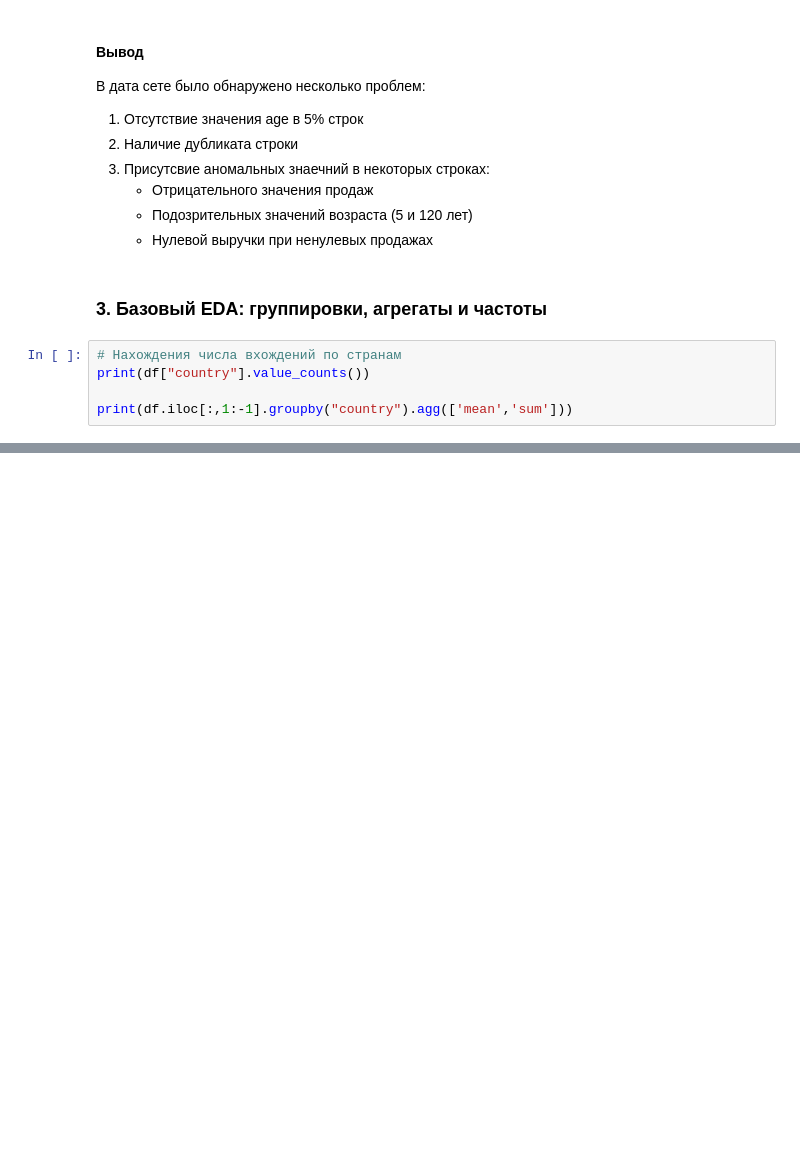
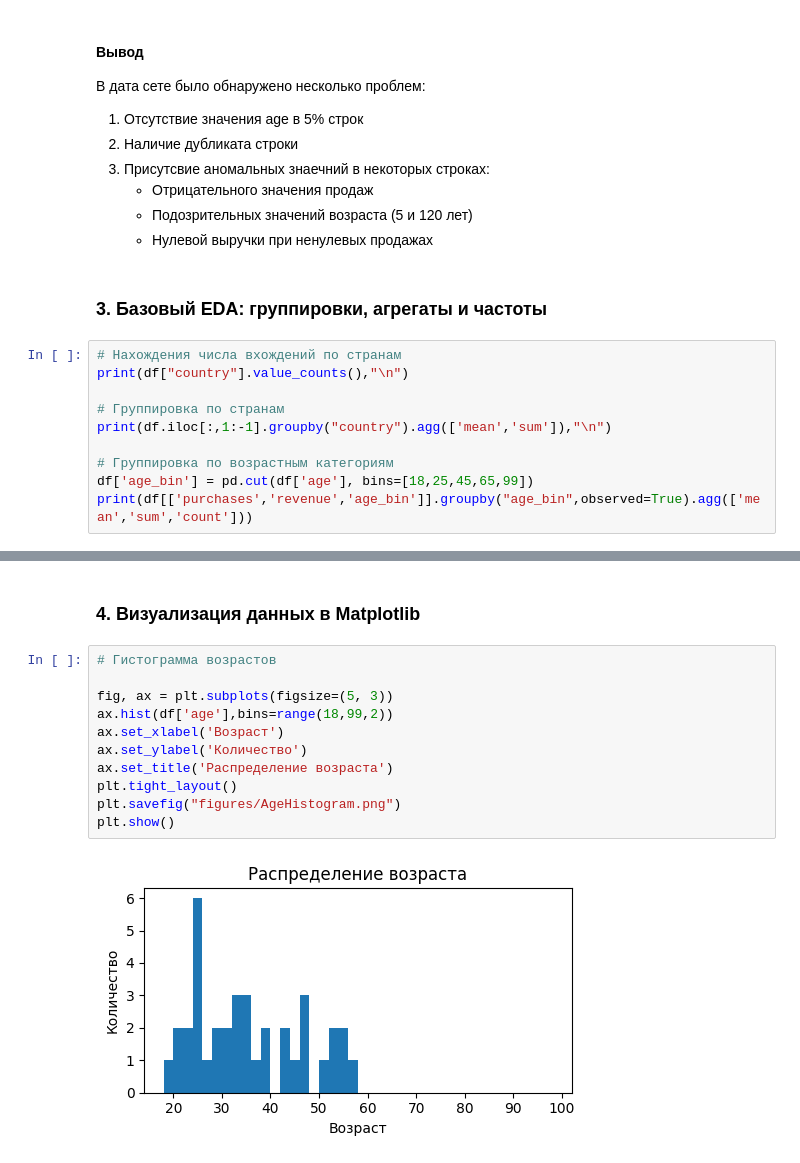
Before and after one commit to GingerKittenOwO/mirea-dpo-aie, a Jupyter notebook: homeworks/HW02/HW02.ipynb, the cells around one changed output, grey strips where cells are left out. Drawn from its saved outputs; the diff is of its cells as text; blank space fills up the shorter version.

```diff
--- a/homeworks/HW02/HW02.ipynb
+++ b/homeworks/HW02/HW02.ipynb
@@ -97,9 +97,14 @@ Index: []
 ### 3. Базовый EDA: группировки, агрегаты и частоты
 # %%
 # Нахождения числа вхождений по странам
-print(df["country"].value_counts())
+print(df["country"].value_counts(),"\n")
 
-print(df.iloc[:,1:-1].groupby("country").agg(['mean','sum']))
+# Группировка по странам
+print(df.iloc[:,1:-1].groupby("country").agg(['mean','sum']),"\n")
+
+# Группировка по возрастным категориям
+df['age_bin'] = pd.cut(df['age'], bins=[18,25,45,65,99])
+print(df[['purchases','revenue','age_bin']].groupby("age_bin",observed=True).agg(['mean','sum','count']))
 # %% [output]
 country
 RU    13
@@ -118,0 +138,15 @@ US       36.714286  257.0  4.625000  37
+# %% [markdown]
+### 4. Визуализация данных в Matplotlib
+# %%
+# Гистограмма возрастов
+
+fig, ax = plt.subplots(figsize=(5, 3))
+ax.hist(df['age'],bins=range(18,99,2))
+ax.set_xlabel('Возраст')
+ax.set_ylabel('Количество')
+ax.set_title('Распределение возраста')
+plt.tight_layout()
+plt.savefig("figures/AgeHistogram.png")
+plt.show()
+# %% [output]
+[figure, added]
```
Also changed, not shown: parts of 8 cells of this notebook, 1 other file.
